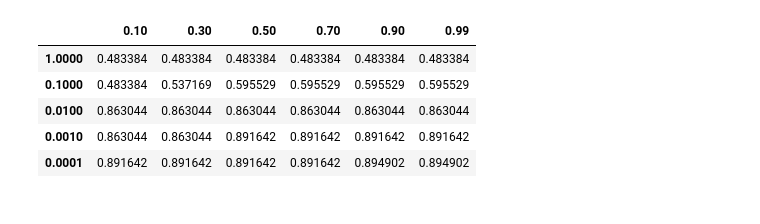
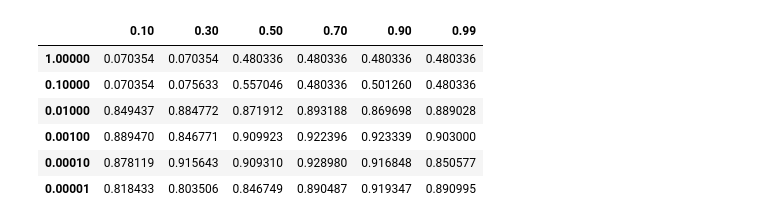
Before and after one commit to TDow13/Machine_Learning_OreoFinder, a Jupyter notebook: code/OreoFinder.ipynb, the cells around one changed output. Cells and saved outputs as stored; diff of their text form; code cells hidden in the pictures.

Commit message:
New data with more pictures and better models. Should be last commit unless there are other issues

```diff
--- a/code/OreoFinder.ipynb
+++ b/code/OreoFinder.ipynb
@@ -442,8 +295,10 @@ KNeighborsClassifier(n_jobs=-1, n_neighbors=1)
 # %%
 # CNN
 learning_rates = [1, 0.1, 0.01, 0.001, 0.0001, 0.00001]
+best_learning_rate = 0.0001
 bars = [0.1, 0.3, 0.5, 0.7, 0.9, 0.99]
-epochs = 1000
+best_bar = 0.7
+epochs = 2000
 current_f1 = 0
 best_f1 = 0
 
@@ -478,6 +333,7 @@ for learning_rate in learning_rates:
         criterion = nn.BCEWithLogitsLoss()
         optimizer = torch.optim.Adam(cnn_model.parameters(), lr=learning_rate)
 
+        best_f1_val = 0
         num_worse = 0
         leniency = 5
         best_cnn_model_val = None
@@ -497,21 +353,24 @@ for learning_rate in learning_rates:
             cnn_model.eval()
             with torch.no_grad():
                 probabilities = torch.sigmoid(cnn_model(x_val_proc))
-                predictions = (probabilities > 0.5).int()
+                predictions = (probabilities > bar).int()
 
             f1 = f1_score(y_val, predictions.cpu(), average='macro')
 
-            if f1 > best_f1:
-                best_f1 = f1
+            if f1 > best_f1_val:
+                best_cnn_model_val = cnn_model
+                best_f1_val = f1
                 num_worse = 0
-                best_cnn_model_val = cnn_model
             else:
                 num_worse += 1
 
             if num_worse >= leniency:
                 break
 
-        f1_cnn_score.at[learning_rate, bar] = best_f1
+        if f1 > best_f1:
+            best_cnn_model = best_cnn_model_val
+
+        f1_cnn_score.at[learning_rate, bar] = best_f1_val
 
 display(f1_cnn_score)
 
@@ -540,56 +399,6 @@ display(f1_cnn_score)
     #val_f1s.append(epoch_f1)
 
     #print(f"Epoch {epoch+1}/{epochs}  loss={total_loss:.4f}  val_f1={epoch_f1:.4f}")
-
-# ── Test predictions ─────────────────────────────────────────────────────────
-#test_proba = predict_in_batches(cnn_model, x_test)
-#test_preds = (test_proba > 0.5).astype(int)
-
-# ── Graphs ───────────────────────────────────────────────────────────────────
-#fig, axes = plt.subplots(1, 3, figsize=(18, 5))
-#fig.suptitle("Convolutional Neural Network Results", fontsize=16, fontweight='bold')
-
-# 1. Training loss + validation F1 over epochs
-#ax1 = axes[0]
-#color_loss = 'steelblue'
-#color_f1   = 'coral'
-#ep = range(1, epochs + 1)
-#ax1.plot(ep, train_losses, color=color_loss, linewidth=2, label='Train Loss')
-#ax1.set_xlabel("Epoch")
-#ax1.set_ylabel("Loss", color=color_loss)
-#ax1.tick_params(axis='y', labelcolor=color_loss)
-#ax1.set_title("Loss & Validation F1 over Epochs")
-#ax2 = ax1.twinx()
-#ax2.plot(ep, val_f1s, color=color_f1, linewidth=2, linestyle='--', label='Val F1')
-#ax2.set_ylabel("Macro F1", color=color_f1)
-#ax2.tick_params(axis='y', labelcolor=color_f1)
-#lines1, labels1 = ax1.get_legend_handles_labels()
-#lines2, labels2 = ax2.get_legend_handles_labels()
-#ax1.legend(lines1 + lines2, labels1 + labels2, loc='upper right')
-#ax1.grid(True, alpha=0.3)
-
-# 2. Confusion matrix
-#cm = confusion_matrix(y_test, test_preds)
-#disp = ConfusionMatrixDisplay(confusion_matrix=cm, display_labels=['Not Oreo', 'Oreo'])
-#disp.plot(ax=axes[1], colorbar=False, cmap='Blues')
-#axes[1].set_title("Confusion Matrix (Test Set)")
-
-# 3. ROC curve
-#fpr, tpr, _ = roc_curve(y_test, test_proba)
-#auc = roc_auc_score(y_test, test_proba)
-#ax3 = axes[2]
-#ax3.plot(fpr, tpr, color='steelblue', linewidth=2, label=f'AUC = {auc:.3f}')
-#ax3.plot([0, 1], [0, 1], color='gray', linestyle='--', linewidth=1)
-#ax3.fill_between(fpr, tpr, alpha=0.1, color='steelblue')
-#ax3.set_xlabel("False Positive Rate")
-#ax3.set_ylabel("True Positive Rate")
-#ax3.set_title("ROC Curve (Test Set)")
-#ax3.legend()
-#ax3.grid(True, alpha=0.3)
-
-#plt.tight_layout()
-#plt.savefig("cnn_results.png", dpi=150, bbox_inches='tight')
-#plt.show()
 # %% [output]
 1
 0.1
@@ -607,13 +416,14 @@ display(f1_cnn_score)
 0.5
 0.7
 0.9
 0.99
 |  | 0.10 | 0.30 | 0.50 | 0.70 | 0.90 | 0.99 |
-| 1.0000 | 0.483384 | 0.483384 | 0.483384 | 0.483384 | 0.483384 | 0.483384 |
-| 0.1000 | 0.483384 | 0.537169 | 0.595529 | 0.595529 | 0.595529 | 0.595529 |
-| 0.0100 | 0.863044 | 0.863044 | 0.863044 | 0.863044 | 0.863044 | 0.863044 |
-| 0.0010 | 0.863044 | 0.863044 | 0.891642 | 0.891642 | 0.891642 | 0.891642 |
-| 0.0001 | 0.891642 | 0.891642 | 0.891642 | 0.891642 | 0.894902 | 0.894902 |
+| 1.00000 | 0.070354 | 0.070354 | 0.480336 | 0.480336 | 0.480336 | 0.480336 |
+| 0.10000 | 0.070354 | 0.075633 | 0.557046 | 0.480336 | 0.501260 | 0.480336 |
+| 0.01000 | 0.849437 | 0.884772 | 0.871912 | 0.893188 | 0.869698 | 0.889028 |
+| 0.00100 | 0.889470 | 0.846771 | 0.909923 | 0.922396 | 0.923339 | 0.903000 |
+| 0.00010 | 0.878119 | 0.915643 | 0.909310 | 0.928980 | 0.916848 | 0.850577 |
+| 0.00001 | 0.818433 | 0.803506 | 0.846749 | 0.890487 | 0.919347 | 0.890995 |
 # %%
 # Save the models
 log_reg_path = Path("..") / "models" / "logRegModel.pkl"
```
Also changed, not shown: parts of 10 cells of this notebook, 6 other files.
